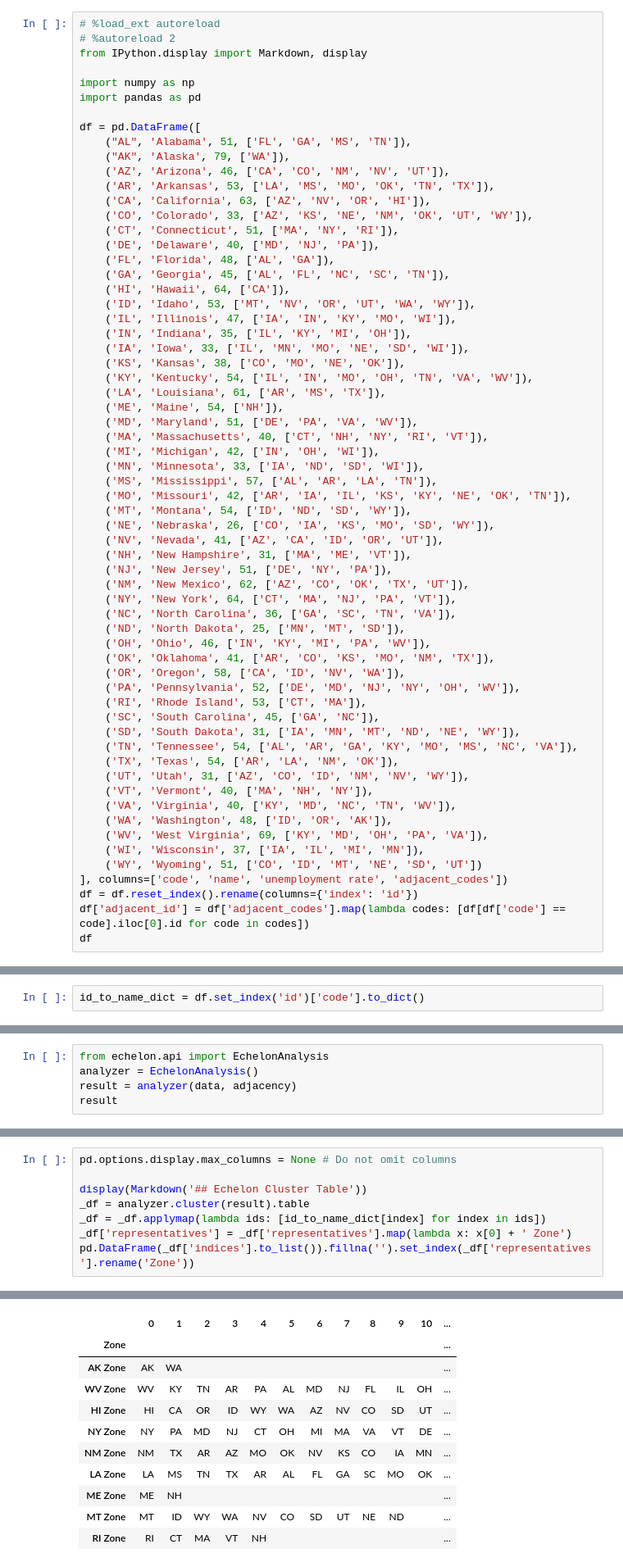
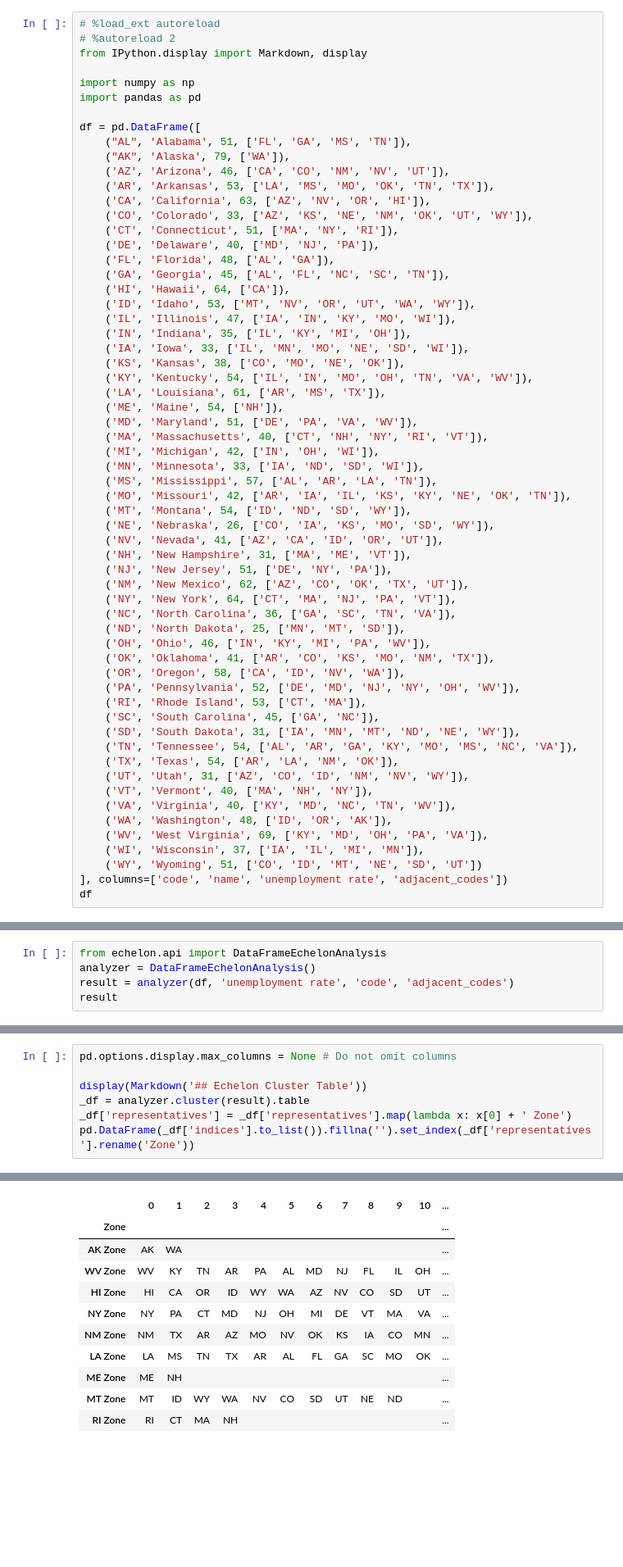
Before and after one commit to takeshi-teshima/echelon-py-examples, a Jupyter notebook: US-unemployment-rates-1997.ipynb, the cells around one changed output, grey strips where cells are left out. Shown at 82% size. Cells and saved outputs as stored; diff of their text form; blank space fills up the shorter version.

```diff
--- a/US-unemployment-rates-1997.ipynb
+++ b/US-unemployment-rates-1997.ipynb
@@ -63,7 +63,5 @@ df = pd.DataFrame([
     ('WI', 'Wisconsin', 37, ['IA', 'IL', 'MI', 'MN']),
     ('WY', 'Wyoming', 51, ['CO', 'ID', 'MT', 'NE', 'SD', 'UT'])
 ], columns=['code', 'name', 'unemployment rate', 'adjacent_codes'])
-df = df.reset_index().rename(columns={'index': 'id'})
-df['adjacent_id'] = df['adjacent_codes'].map(lambda codes: [df[df['code'] == code].iloc[0].id for code in codes])
 df
 # %% [output]
@@ -87,2 +84,0 @@ df
-# %%
-id_to_name_dict = df.set_index('id')['code'].to_dict()
@@ -96,6 +85,6 @@ for _, row in df.iterrows():
 # %%
-from echelon.api import EchelonAnalysis
-analyzer = EchelonAnalysis()
-result = analyzer(data, adjacency)
+from echelon.api import DataFrameEchelonAnalysis
+analyzer = DataFrameEchelonAnalysis()
+result = analyzer(df, 'unemployment rate', 'code', 'adjacent_codes')
 result
 # %% [output]
@@ -131,21 +120,20 @@ display(pd.DataFrame([[id_to_name_dict[idx] for idx in echelon] for echelon in r
 # %%
 pd.options.display.max_columns = None # Do not omit columns
 
 display(Markdown('## Echelon Cluster Table'))
 _df = analyzer.cluster(result).table
-_df = _df.applymap(lambda ids: [id_to_name_dict[index] for index in ids])
 _df['representatives'] = _df['representatives'].map(lambda x: x[0] + ' Zone')
 pd.DataFrame(_df['indices'].to_list()).fillna('').set_index(_df['representatives'].rename('Zone'))
 # %% [output]
 ## Echelon Cluster Table
 |  | 0 | 1 | 2 | 3 | 4 | 5 | 6 | 7 | 8 | 9 | 10 | ... |
 | Zone |  |  |  |  |  |  |  |  |  |  |  | ... |
 | AK Zone | AK | WA |  |  |  |  |  |  |  |  |  | ... |
 | WV Zone | WV | KY | TN | AR | PA | AL | MD | NJ | FL | IL | OH | ... |
 | HI Zone | HI | CA | OR | ID | WY | WA | AZ | NV | CO | SD | UT | ... |
-| NY Zone | NY | PA | MD | NJ | CT | OH | MI | MA | VA | VT | DE | ... |
-| NM Zone | NM | TX | AR | AZ | MO | OK | NV | KS | CO | IA | MN | ... |
+| NY Zone | NY | PA | CT | MD | NJ | OH | MI | DE | VT | MA | VA | ... |
+| NM Zone | NM | TX | AR | AZ | MO | NV | OK | KS | IA | CO | MN | ... |
 | LA Zone | LA | MS | TN | TX | AR | AL | FL | GA | SC | MO | OK | ... |
 | ME Zone | ME | NH |  |  |  |  |  |  |  |  |  | ... |
 | MT Zone | MT | ID | WY | WA | NV | CO | SD | UT | NE | ND |  | ... |
-| RI Zone | RI | CT | MA | VT | NH |  |  |  |  |  |  | ... |
+| RI Zone | RI | CT | MA | NH |  |  |  |  |  |  |  | ... |
```
Also changed, not shown: parts of 4 cells of this notebook, 3 other files.
